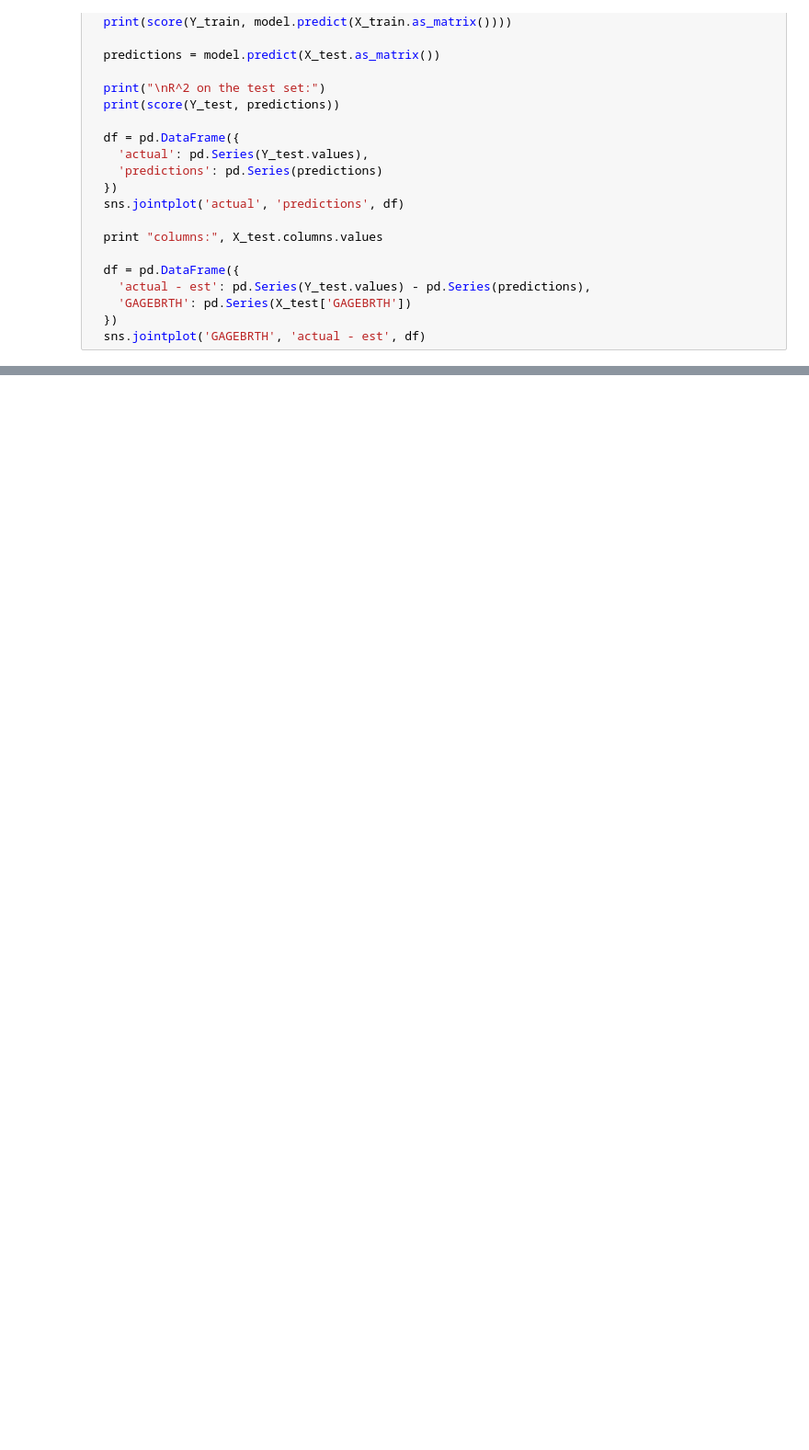
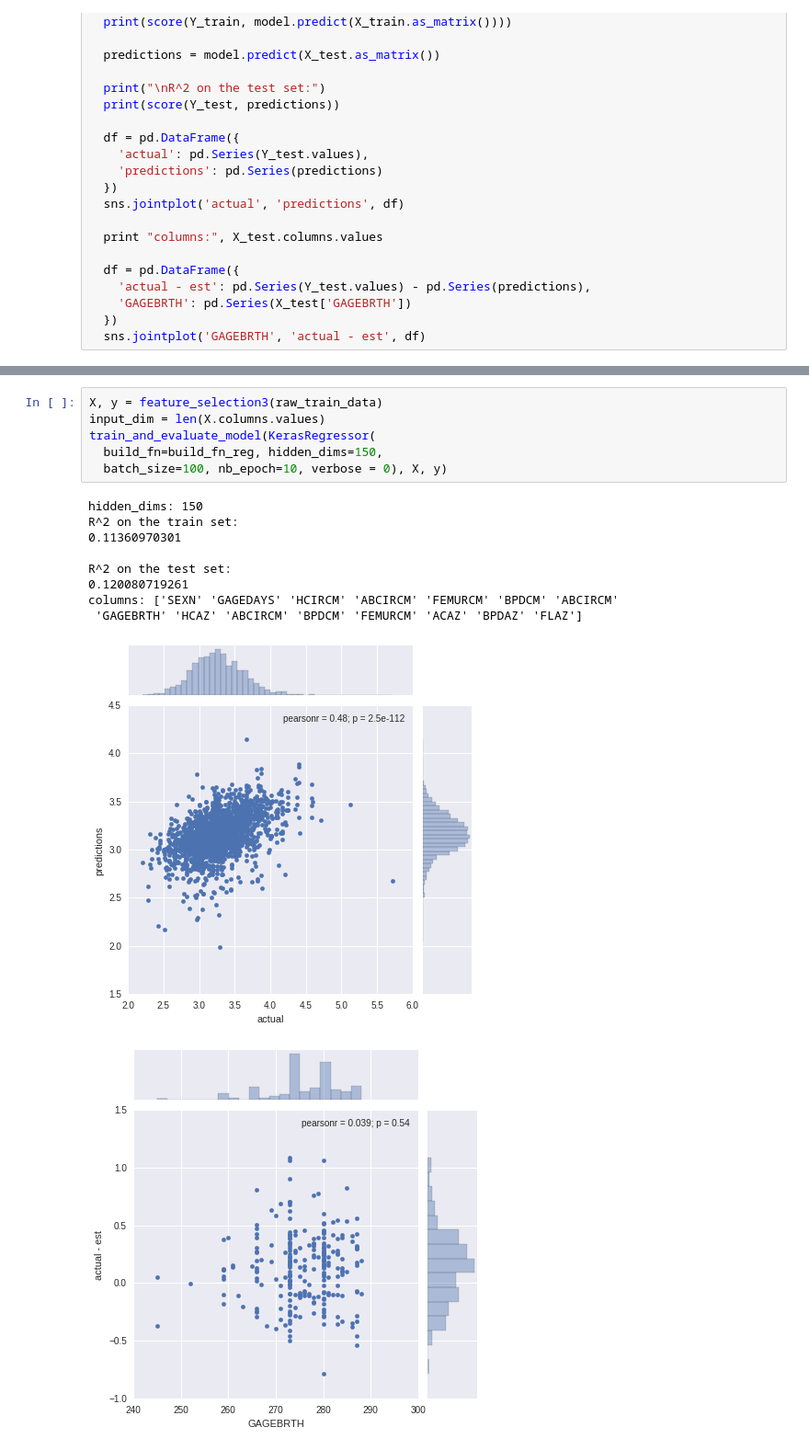
Before and after one commit to de-git/HBGDki-London, a Jupyter notebook: Ultrasound/train_ultrasound_python.ipynb, the cells around one changed output, grey strips where cells are left out. Shown: that part at 92% size. Saved outputs shown, nothing was run; the diff lists cells and outputs as text; blank space fills up the shorter version.

```diff
--- a/Ultrasound/train_ultrasound_python.ipynb
+++ b/Ultrasound/train_ultrasound_python.ipynb
@@ -167,0 +215,17 @@ columns: ['SEXN' 'GAGEDAYS' 'HCIRCM' 'ABCIRCM' 'FEMURCM' 'BPDCM' 'ABCIRCM'
+# %%
+X, y = feature_selection3(raw_train_data)
+input_dim = len(X.columns.values)
+train_and_evaluate_model(KerasRegressor(
+  build_fn=build_fn_reg, hidden_dims=150,
+  batch_size=100, nb_epoch=10, verbose = 0), X, y)
+# %% [output]
+hidden_dims: 150
+R^2 on the train set:
+0.11360970301
+
+R^2 on the test set:
+0.120080719261
+columns: ['SEXN' 'GAGEDAYS' 'HCIRCM' 'ABCIRCM' 'FEMURCM' 'BPDCM' 'ABCIRCM'
+ 'GAGEBRTH' 'HCAZ' 'ABCIRCM' 'BPDCM' 'FEMURCM' 'ACAZ' 'BPDAZ' 'FLAZ']
+[figure, added]
+[figure, added]
```
Also changed, not shown: parts of 10 cells of this notebook.
